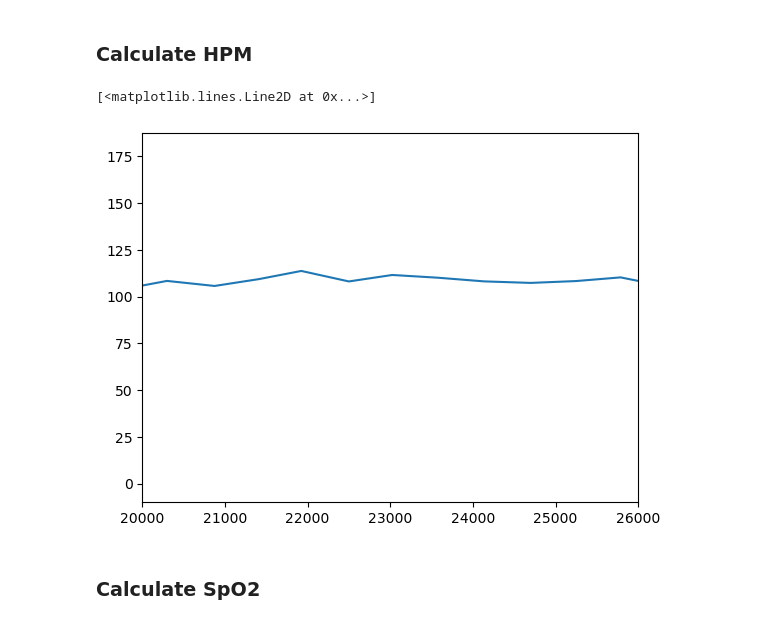
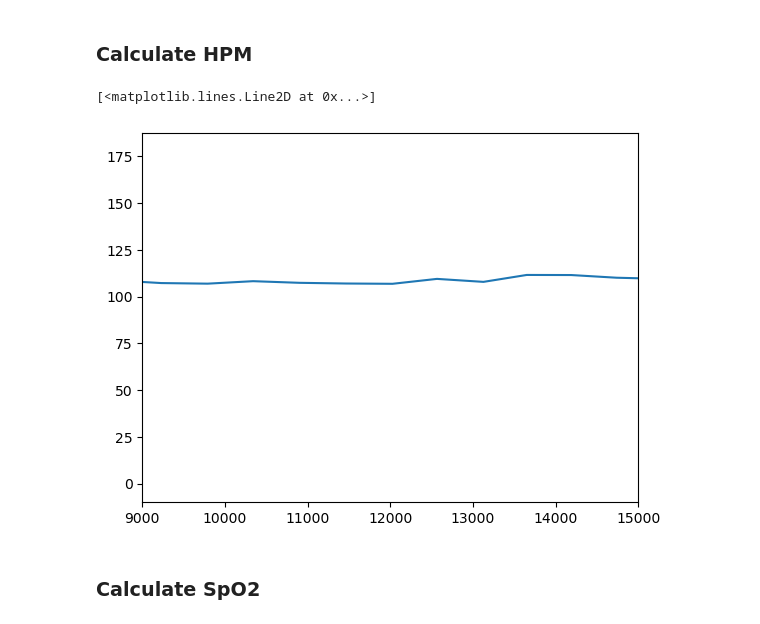
Before and after one commit to TianyiZhu877/Pulse_oximetry_BE189, a Jupyter notebook: report.ipynb, the cells around one changed output. Cells and saved outputs as stored; diff of their text form; code cells hidden in the pictures.

```diff
--- a/report.ipynb
+++ b/report.ipynb
@@ -1050,7 +1151,7 @@ plt.show()
 # %% [output]
 [figure]
 # %%
-region0 = (8000, 15000)
+region0 = (9000, 15000)
 region1 = (20000, 26000)
 region2 = (33000, 40000)
 region3 = (44000, 48000)
@@ -1262,11 +1363,11 @@ def get_HPM(periods):
 
 hpms_red = get_HPM(red_results[4])
 # %%
-plt.xlim(region1)
+plt.xlim(region0)
 plt.plot(red_results[0], hpms_red)
 # %% [output]
 [<matplotlib.lines.Line2D at 0x...>]
-[figure, old version]
+[figure, new version]
 # %% [markdown]
 ### Calculate SpO2
 # %%
```
Also changed, not shown: parts of 17 cells of this notebook, 1 other file.
